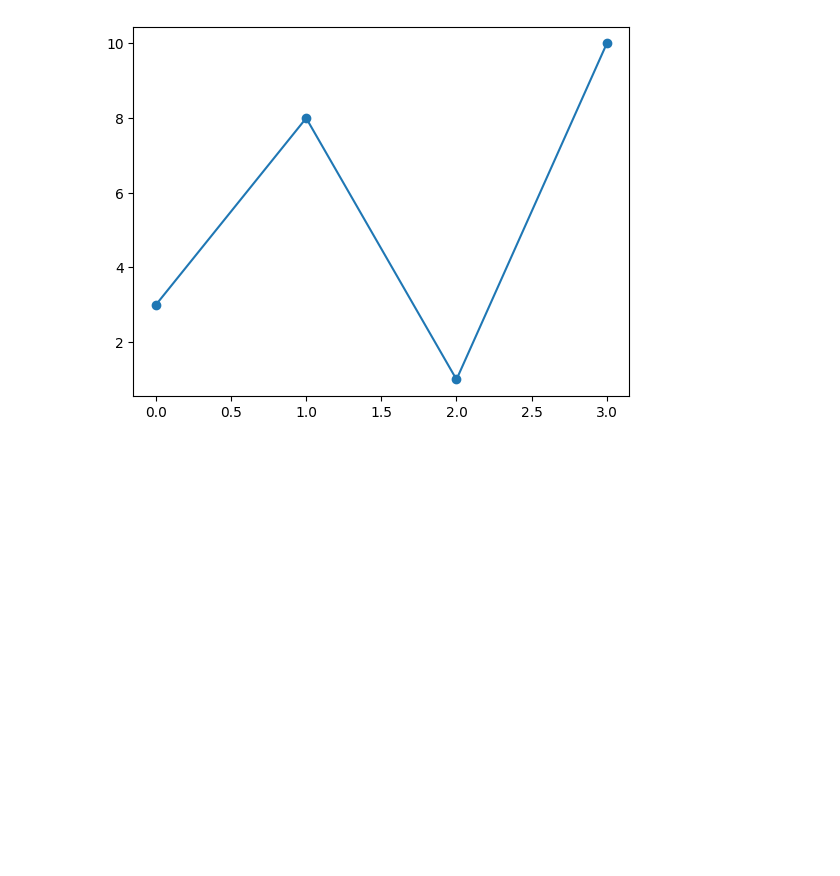
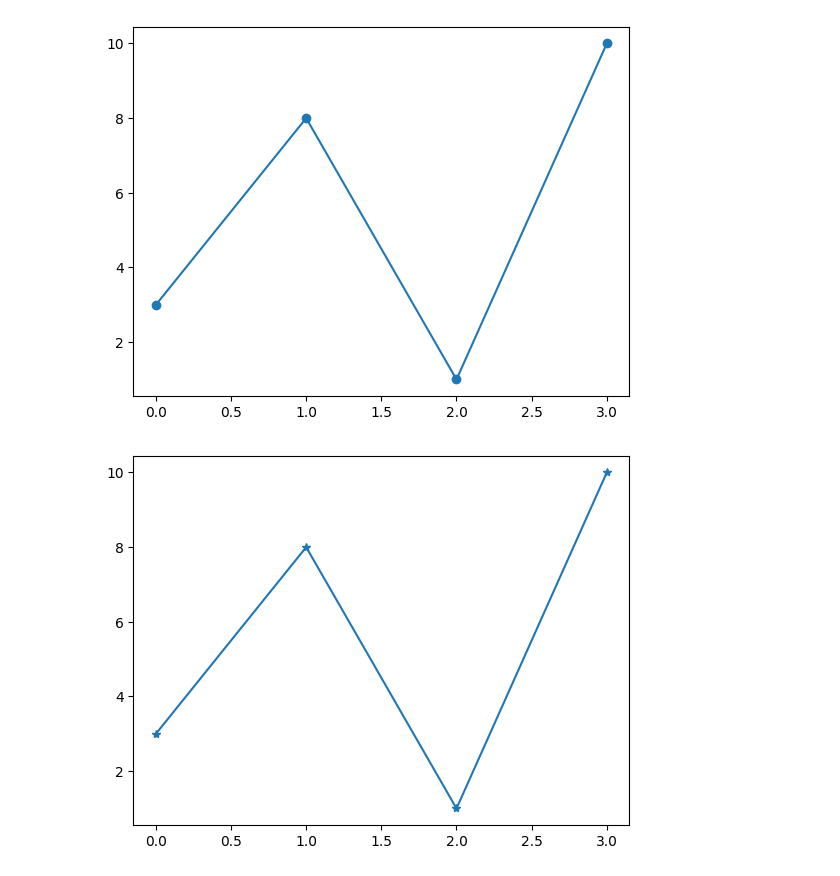
Before and after one commit to jai050803/programming, a Jupyter notebook: matplotlib.ipynb, the cells around one changed output. Cells and saved outputs as stored; diff of their text form; code cells hidden in the pictures; blank space fills up the shorter version.

Commit message:
matplotlib graphs

```diff
--- a/matplotlib.ipynb
+++ b/matplotlib.ipynb
@@ -84,3 +84,8 @@ plt.plot(ypoints, marker = 'o')
 plt.show()
 # %% [output]
 [figure]
+# %%
+plt.plot(ypoints, marker = '*')
+plt.show()
+# %% [output]
+[figure, added]
```
